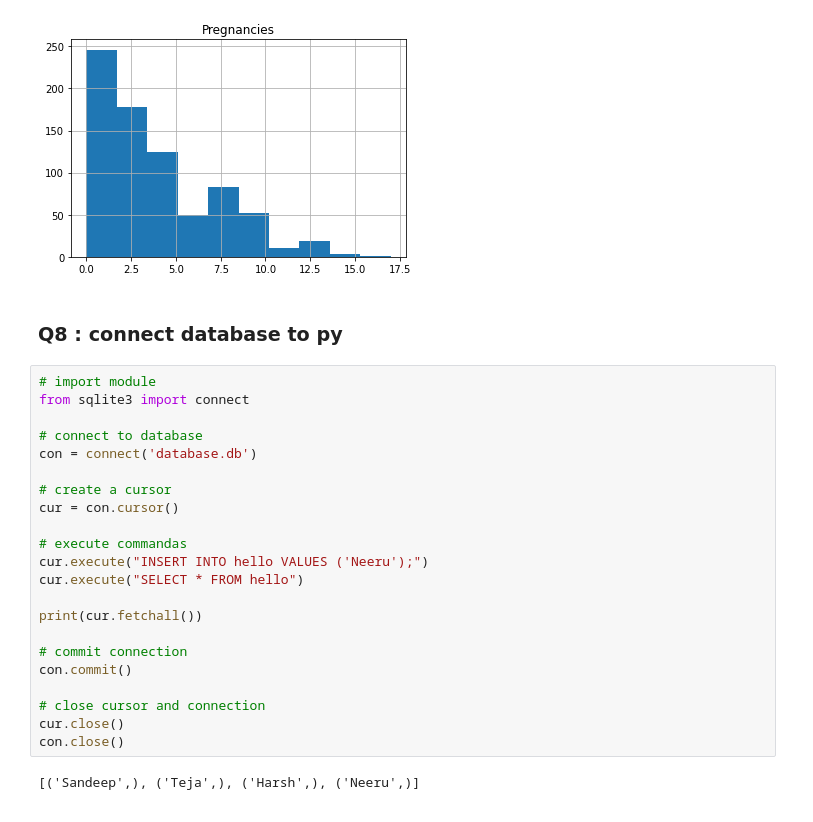
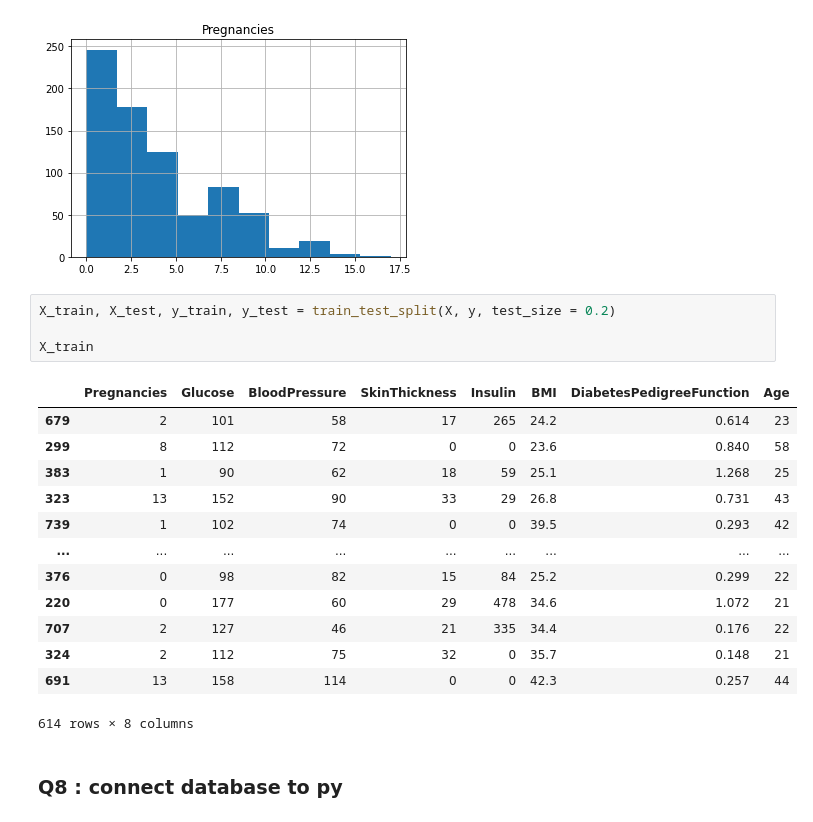
Before and after one commit to SandeepK1729/Advanced-Python-Programming, a Jupyter notebook: APP.ipynb, the cells around one changed output. Cells and saved outputs as stored; diff of their text form.

```diff
--- a/APP.ipynb
+++ b/APP.ipynb
@@ -104,29 +104,23 @@ df.hist('Pregnancies')
 plt.show()
 # %% [output]
 [figure]
+# %%
+X_train, X_test, y_train, y_test = train_test_split(X, y, test_size = 0.2)
+
+X_train
+# %% [output]
+|  | Pregnancies | Glucose | BloodPressure | SkinThickness | Insulin | BMI | DiabetesPedigreeFunction | Age |
+| 679 | 2 | 101 | 58 | 17 | 265 | 24.2 | 0.614 | 23 |
+| 299 | 8 | 112 | 72 | 0 | 0 | 23.6 | 0.840 | 58 |
+| 383 | 1 | 90 | 62 | 18 | 59 | 25.1 | 1.268 | 25 |
+| 323 | 13 | 152 | 90 | 33 | 29 | 26.8 | 0.731 | 43 |
+| 739 | 1 | 102 | 74 | 0 | 0 | 39.5 | 0.293 | 42 |
+| ... | ... | ... | ... | ... | ... | ... | ... | ... |
+| 376 | 0 | 98 | 82 | 15 | 84 | 25.2 | 0.299 | 22 |
+| 220 | 0 | 177 | 60 | 29 | 478 | 34.6 | 1.072 | 21 |
+| 707 | 2 | 127 | 46 | 21 | 335 | 34.4 | 0.176 | 22 |
+| 324 | 2 | 112 | 75 | 32 | 0 | 35.7 | 0.148 | 21 |
+| 691 | 13 | 158 | 114 | 0 | 0 | 42.3 | 0.257 | 44 |
+614 rows × 8 columns
 # %% [markdown]
 ### Q8 : connect database to py
-# %%
-# import module
-from sqlite3 import connect
-
-# connect to database
-con = connect('database.db')
-
-# create a cursor
-cur = con.cursor()
-
-# execute commandas
-cur.execute("INSERT INTO hello VALUES ('Neeru');")
-cur.execute("SELECT * FROM hello")
-
-print(cur.fetchall())
-
-# commit connection
-con.commit()
-
-# close cursor and connection
-cur.close()
-con.close()
-# %% [output]
-[('Sandeep',), ('Teja',), ('Harsh',), ('Neeru',)]
```
Also changed, not shown: parts of 10 cells of this notebook.
